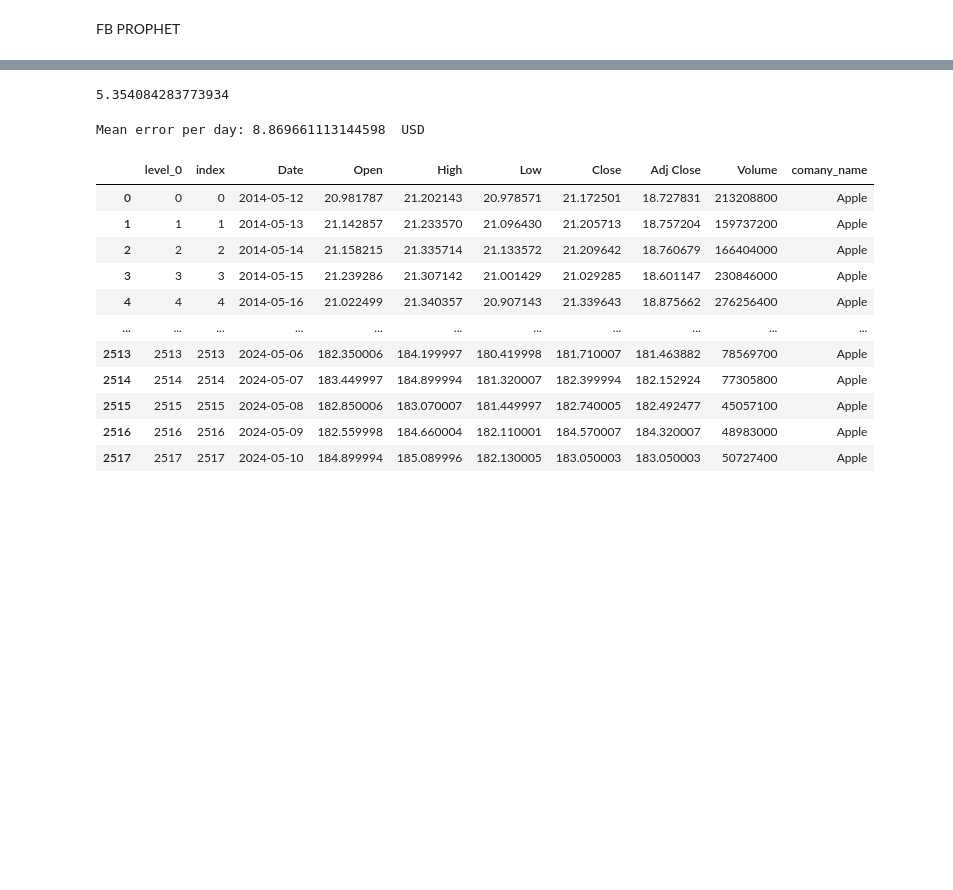
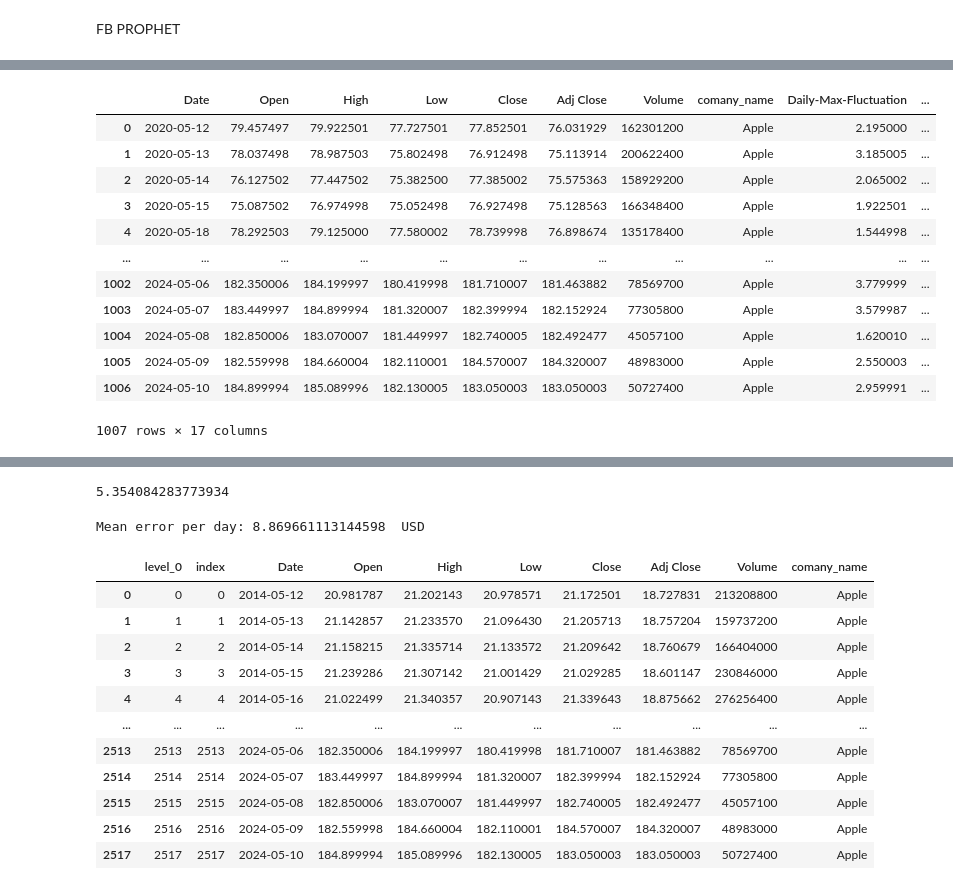
Before and after one commit to baljyot25/Stock-Predictor, a Jupyter notebook: Part_1.ipynb, the cells around one changed output, grey strips where cells are left out. Saved outputs shown, nothing was run; the diff lists cells and outputs as text; code cells hidden in the pictures; blank space fills up the shorter version.

```diff
--- a/Part_1.ipynb
+++ b/Part_1.ipynb
@@ -407,0 +413,16 @@ NameError: name 'split_date' is not defined
+# %%
+df
+# %% [output]
+|  | Date | Open | High | Low | Close | Adj Close | Volume | comany_name | Daily-Max-Fluctuation | ... |
+| 0 | 2020-05-12 | 79.457497 | 79.922501 | 77.727501 | 77.852501 | 76.031929 | 162301200 | Apple | 2.195000 | ... |
+| 1 | 2020-05-13 | 78.037498 | 78.987503 | 75.802498 | 76.912498 | 75.113914 | 200622400 | Apple | 3.185005 | ... |
+| 2 | 2020-05-14 | 76.127502 | 77.447502 | 75.382500 | 77.385002 | 75.575363 | 158929200 | Apple | 2.065002 | ... |
+| 3 | 2020-05-15 | 75.087502 | 76.974998 | 75.052498 | 76.927498 | 75.128563 | 166348400 | Apple | 1.922501 | ... |
+| 4 | 2020-05-18 | 78.292503 | 79.125000 | 77.580002 | 78.739998 | 76.898674 | 135178400 | Apple | 1.544998 | ... |
+| ... | ... | ... | ... | ... | ... | ... | ... | ... | ... | ... |
+| 1002 | 2024-05-06 | 182.350006 | 184.199997 | 180.419998 | 181.710007 | 181.463882 | 78569700 | Apple | 3.779999 | ... |
+| 1003 | 2024-05-07 | 183.449997 | 184.899994 | 181.320007 | 182.399994 | 182.152924 | 77305800 | Apple | 3.579987 | ... |
+| 1004 | 2024-05-08 | 182.850006 | 183.070007 | 181.449997 | 182.740005 | 182.492477 | 45057100 | Apple | 1.620010 | ... |
+| 1005 | 2024-05-09 | 182.559998 | 184.660004 | 182.110001 | 184.570007 | 184.320007 | 48983000 | Apple | 2.550003 | ... |
+| 1006 | 2024-05-10 | 184.899994 | 185.089996 | 182.130005 | 183.050003 | 183.050003 | 50727400 | Apple | 2.959991 | ... |
+1007 rows × 17 columns
```
Also changed, not shown: parts of 23 cells of this notebook, 1 other file.
